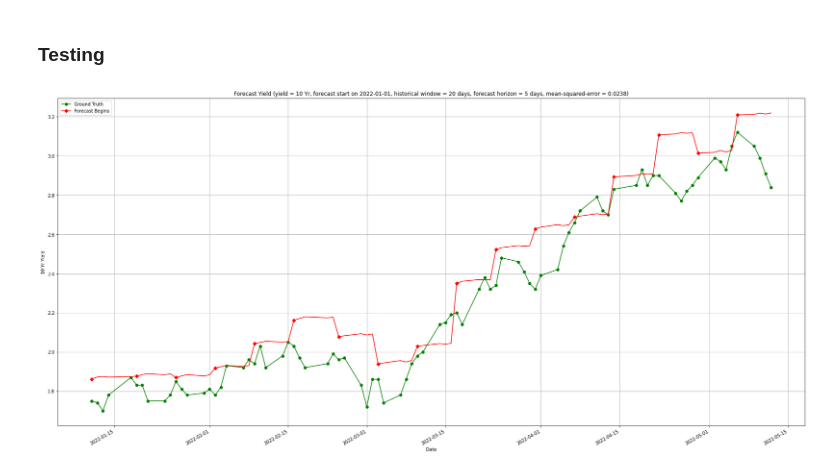
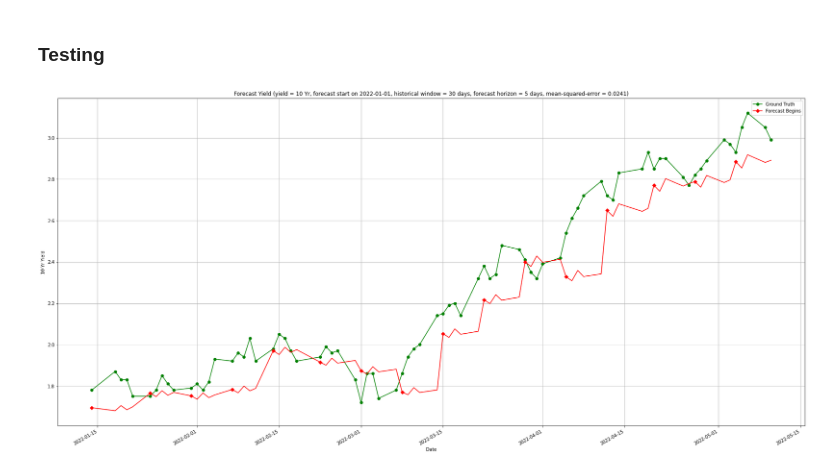
Before and after one commit to Wenbo-Git/Finance, a Jupyter notebook: Fixed Income/forecast yield.ipynb, the cells around one changed output. Cells and saved outputs as stored; diff of their text form; code cells hidden in the pictures.

```diff
--- a/Fixed Income/forecast yield.ipynb
+++ b/Fixed Income/forecast yield.ipynb
@@ -75,7 +75,7 @@ df
 ### Feature Engineering
 # %%
 # configure parameters
-hist_window = 20
+hist_window = 30
 forecast_horizon = 5
 train_test_split_ratio = 0.15
 features = ["3 Mo", "6 Mo", "1 Yr", "2 Yr", "3 Yr", "5 Yr", "7 Yr", "10 Yr", "20 Yr", "30 Yr"]
@@ -222,6 +222,6 @@ def forecast_yield(df, hist_window, forecast_horizon, start_forecast_date):
     plt.legend()
     plt.show()
 # %%
-forecast_yield(df, 20, 5, datetime.date(2022, 1, 1))
+forecast_yield(df, 30, 5, datetime.date(2022, 1, 1))
 # %% [output]
-[figure, old version]
+[figure, new version]
```
Also changed, not shown: parts of 3 cells of this notebook.
